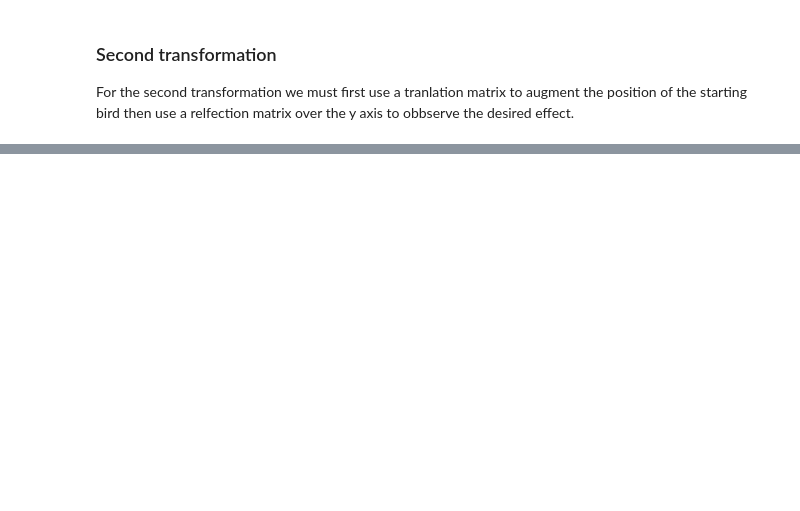
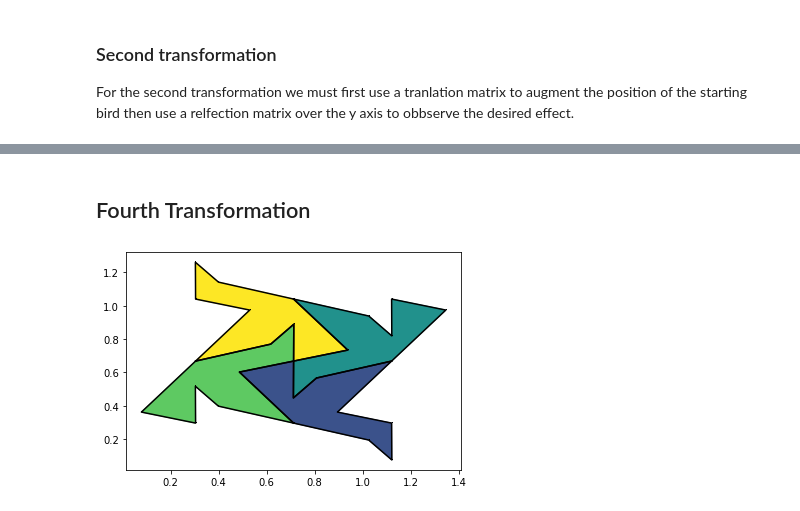
Before and after one commit to qherm/math425-final-project, a Jupyter notebook: Problem 1.ipynb, the cells around one changed output, grey strips where cells are left out. Saved outputs shown, nothing was run; the diff lists cells and outputs as text; code cells hidden in the pictures; blank space fills up the shorter version.

```diff
--- a/Problem 1.ipynb
+++ b/Problem 1.ipynb
@@ -206,0 +112,19 @@ def plot_bird_cell(c1,c2,n):
+# %% [markdown]
+## Fourth Transformation
+# %%
+t=translate_matrix(0,.4720)
+A4=np.matmul(t,A)
+
+#print modified bird (Tile1)
+printMatrix(A1,"#3b528b")
+
+#print modified bird (Tile2)
+printMatrix(A2,"#21918c")
+
+#print modified bird (Tile3)
+printMatrix(A3,"#5ec962")
+
+#print modified bird (Tile4)
+printMatrix(A4,"#fde725")
+# %% [output]
+[figure, added]
```
Also changed, not shown: parts of 20 cells of this notebook.
